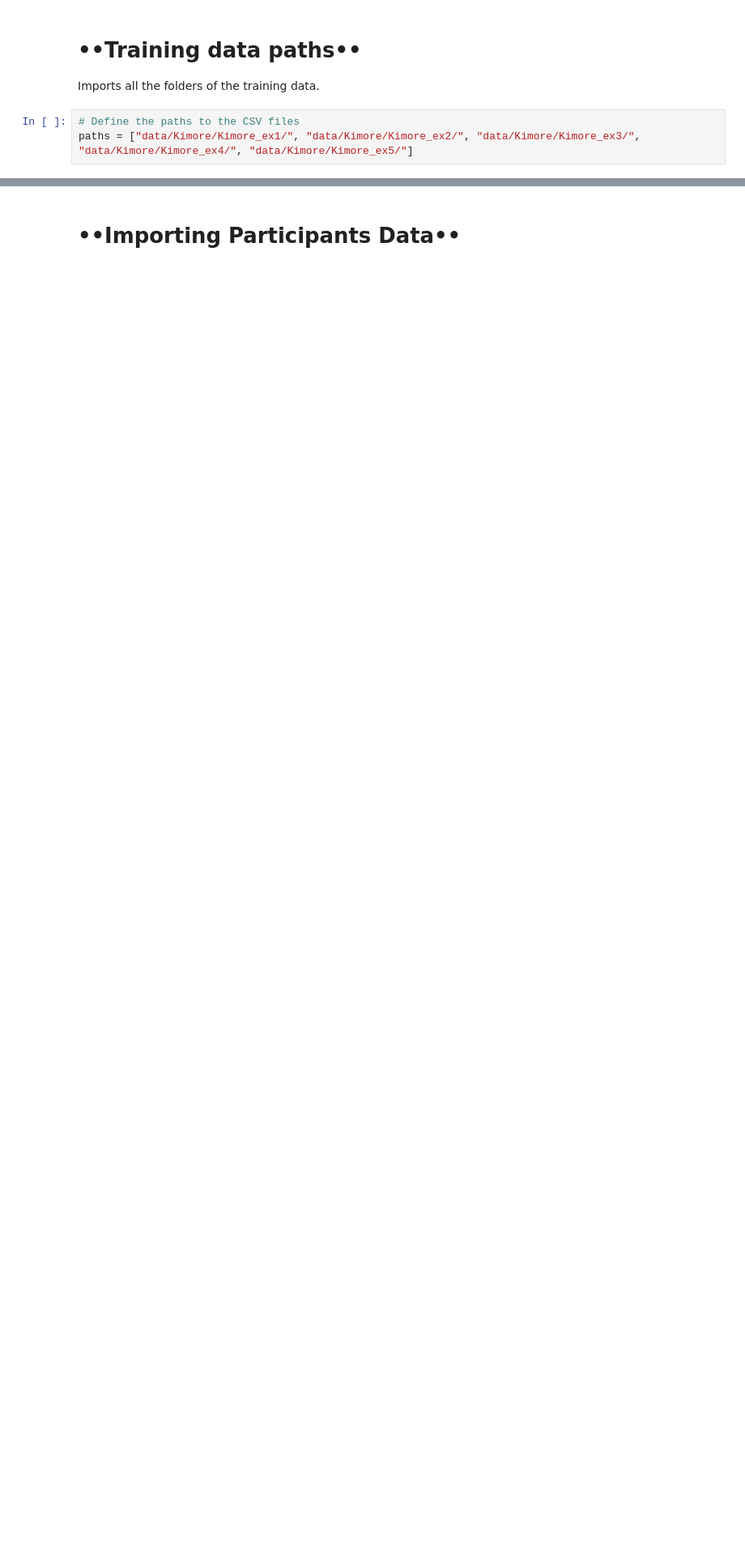
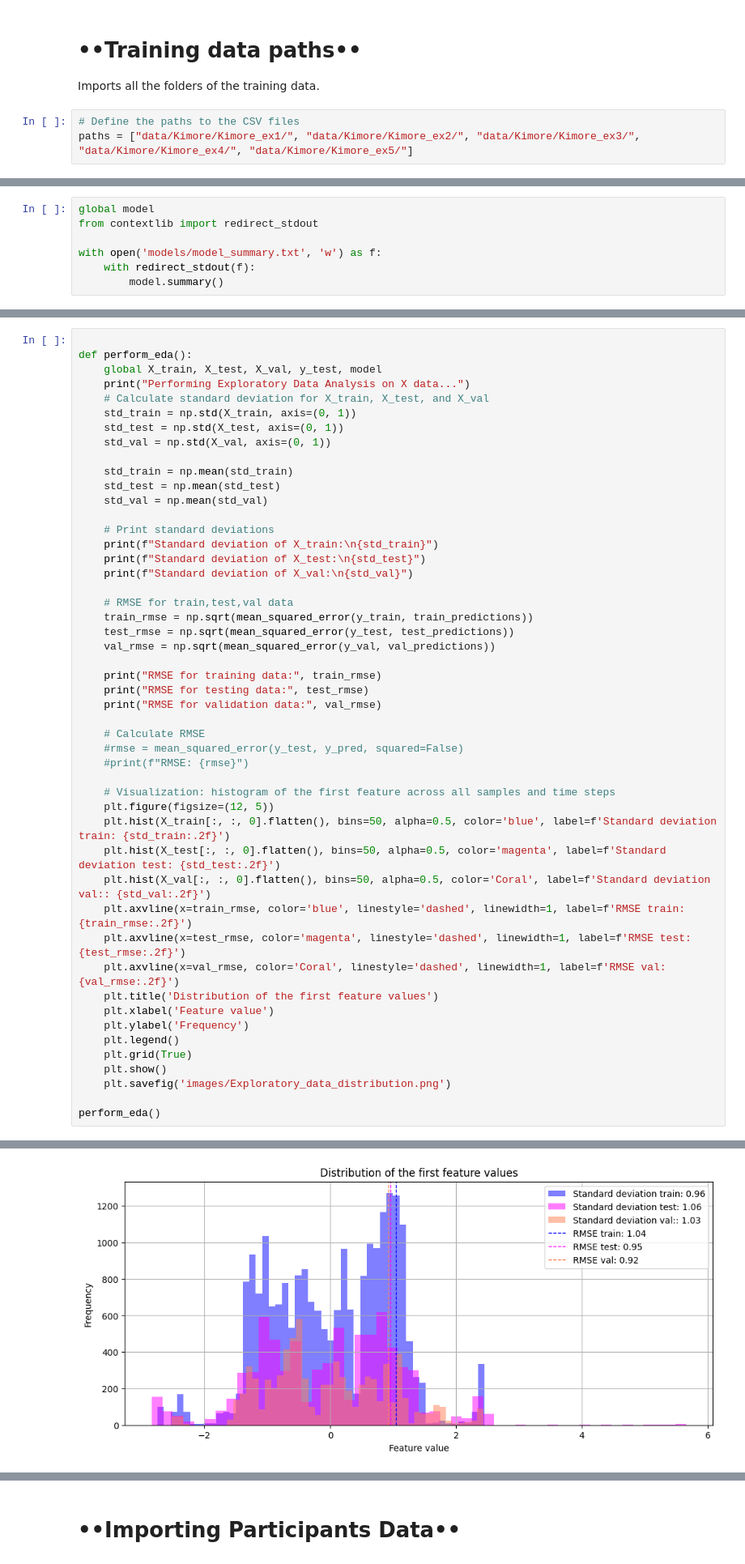
Before and after one commit to Upenyu2000/HumanSkeletonAnalysis, a Jupyter notebook: lstm_boiler.ipynb, the cells around one changed output, grey strips where cells are left out. Shown: that part at 81% size. Saved outputs shown, nothing was run; the diff lists cells and outputs as text; blank space fills up the shorter version.

```diff
--- a/lstm_boiler.ipynb
+++ b/lstm_boiler.ipynb
@@ -312,0 +241,7 @@ RMSE for validation data: 0.9190313125381291
+# %%
+global model
+from contextlib import redirect_stdout
+
+with open('models/model_summary.txt', 'w') as f:
+    with redirect_stdout(f):
+        model.summary()
@@ -312,0 +280,50 @@ RMSE for validation data: 0.9190313125381291
+# %%
+
+def perform_eda():
+    global X_train, X_test, X_val, y_test, model
+    print("Performing Exploratory Data Analysis on X data...")
+    # Calculate standard deviation for X_train, X_test, and X_val
+    std_train = np.std(X_train, axis=(0, 1))
+    std_test = np.std(X_test, axis=(0, 1))
+    std_val = np.std(X_val, axis=(0, 1))
+
+    std_train = np.mean(std_train)
+    std_test = np.mean(std_test)
+    std_val = np.mean(std_val)
+
+    # Print standard deviations
+    print(f"Standard deviation of X_train:\n{std_train}")
+    print(f"Standard deviation of X_test:\n{std_test}")
+    print(f"Standard deviation of X_val:\n{std_val}")
+
+    # RMSE for train,test,val data
+    train_rmse = np.sqrt(mean_squared_error(y_train, train_predictions))
+    test_rmse = np.sqrt(mean_squared_error(y_test, test_predictions))
+    val_rmse = np.sqrt(mean_squared_error(y_val, val_predictions))
+
+    print("RMSE for training data:", train_rmse)
+    print("RMSE for testing data:", test_rmse)
+    print("RMSE for validation data:", val_rmse)
+
+    # Calculate RMSE
+    #rmse = mean_squared_error(y_test, y_pred, squared=False)
+    #print(f"RMSE: {rmse}")
+
+    # Visualization: histogram of the first feature across all samples and time steps
+    plt.figure(figsize=(12, 5))
+    plt.hist(X_train[:, :, 0].flatten(), bins=50, alpha=0.5, color='blue', label=f'Standard deviation train: {std_train:.2f}')
+    plt.hist(X_test[:, :, 0].flatten(), bins=50, alpha=0.5, color='magenta', label=f'Standard deviation test: {std_test:.2f}')
+    plt.hist(X_val[:, :, 0].flatten(), bins=50, alpha=0.5, color='Coral', label=f'Standard deviation val:: {std_val:.2f}')
+    plt.axvline(x=train_rmse, color='blue', linestyle='dashed', linewidth=1, label=f'RMSE train: {train_rmse:.2f}')
+    plt.axvline(x=test_rmse, color='magenta', linestyle='dashed', linewidth=1, label=f'RMSE test: {test_rmse:.2f}')
+    plt.axvline(x=val_rmse, color='Coral', linestyle='dashed', linewidth=1, label=f'RMSE val: {val_rmse:.2f}')
+    plt.title('Distribution of the first feature values')
+    plt.xlabel('Feature value')
+    plt.ylabel('Frequency')
+    plt.legend()
+    plt.grid(True)
+    plt.show()
+    plt.savefig('images/Exploratory_data_distribution.png')
+
+perform_eda()
+# %% [output]
@@ -312,0 +340 @@ RMSE for validation data: 0.9190313125381291
+[figure, added]
```
Also changed, not shown: parts of 11 cells of this notebook, 6 other files.
